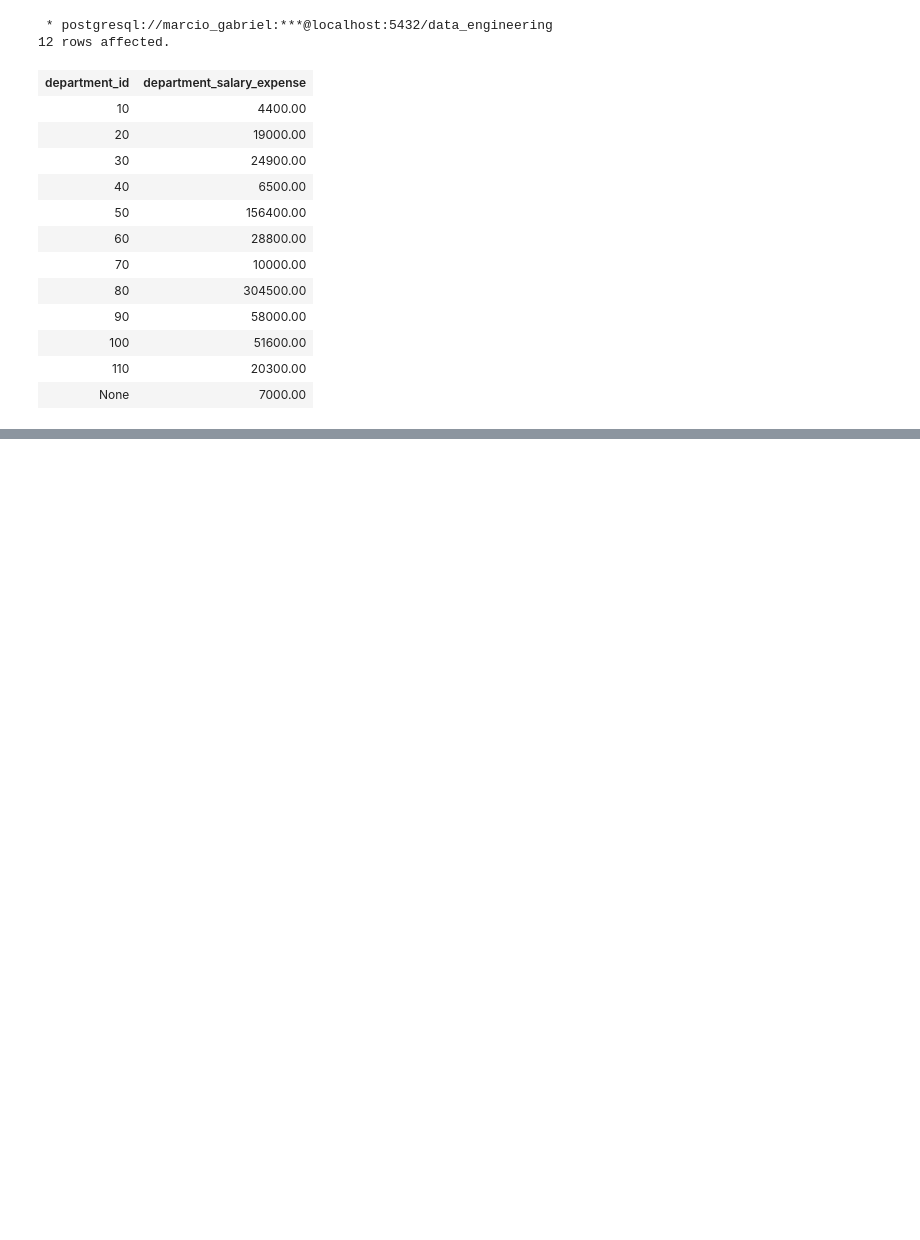
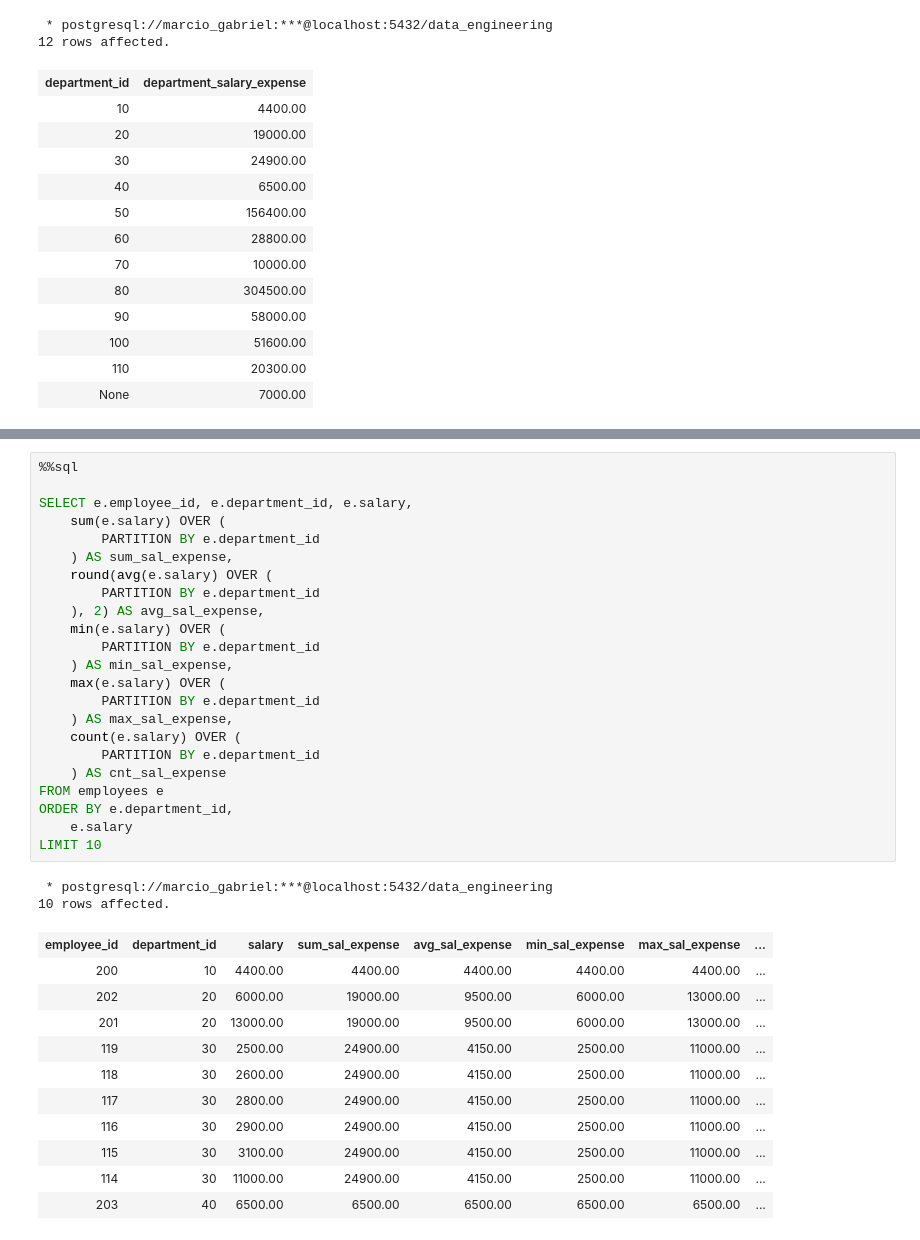
Before and after one commit to marcioGabrielMengali/data-engineering-essentials, a Jupyter notebook: section-14/advanced_queries.ipynb, the cells around one changed output, grey strips where cells are left out. Saved outputs shown, nothing was run; the diff lists cells and outputs as text; blank space fills up the shorter version.

```diff
--- a/section-14/advanced_queries.ipynb
+++ b/section-14/advanced_queries.ipynb
@@ -907,0 +1018,37 @@ ORDER BY department_id
+# %%
+%%sql
+
+SELECT e.employee_id, e.department_id, e.salary,
+    sum(e.salary) OVER (
+        PARTITION BY e.department_id
+    ) AS sum_sal_expense,
+    round(avg(e.salary) OVER (
+        PARTITION BY e.department_id
+    ), 2) AS avg_sal_expense,
+    min(e.salary) OVER (
+        PARTITION BY e.department_id
+    ) AS min_sal_expense,
+    max(e.salary) OVER (
+        PARTITION BY e.department_id
+    ) AS max_sal_expense,
+    count(e.salary) OVER (
+        PARTITION BY e.department_id
+    ) AS cnt_sal_expense
+FROM employees e
+ORDER BY e.department_id,
+    e.salary
+LIMIT 10
+# %% [output]
+ * postgresql://marcio_gabriel:***@localhost:5432/data_engineering
+10 rows affected.
+| employee_id | department_id | salary | sum_sal_expense | avg_sal_expense | min_sal_expense | max_sal_expense | ... |
+| 200 | 10 | 4400.00 | 4400.00 | 4400.00 | 4400.00 | 4400.00 | ... |
+| 202 | 20 | 6000.00 | 19000.00 | 9500.00 | 6000.00 | 13000.00 | ... |
+| 201 | 20 | 13000.00 | 19000.00 | 9500.00 | 6000.00 | 13000.00 | ... |
+| 119 | 30 | 2500.00 | 24900.00 | 4150.00 | 2500.00 | 11000.00 | ... |
+| 118 | 30 | 2600.00 | 24900.00 | 4150.00 | 2500.00 | 11000.00 | ... |
+| 117 | 30 | 2800.00 | 24900.00 | 4150.00 | 2500.00 | 11000.00 | ... |
+| 116 | 30 | 2900.00 | 24900.00 | 4150.00 | 2500.00 | 11000.00 | ... |
+| 115 | 30 | 3100.00 | 24900.00 | 4150.00 | 2500.00 | 11000.00 | ... |
+| 114 | 30 | 11000.00 | 24900.00 | 4150.00 | 2500.00 | 11000.00 | ... |
+| 203 | 40 | 6500.00 | 6500.00 | 6500.00 | 6500.00 | 6500.00 | ... |
```
Also changed, not shown: parts of 12 cells of this notebook.
